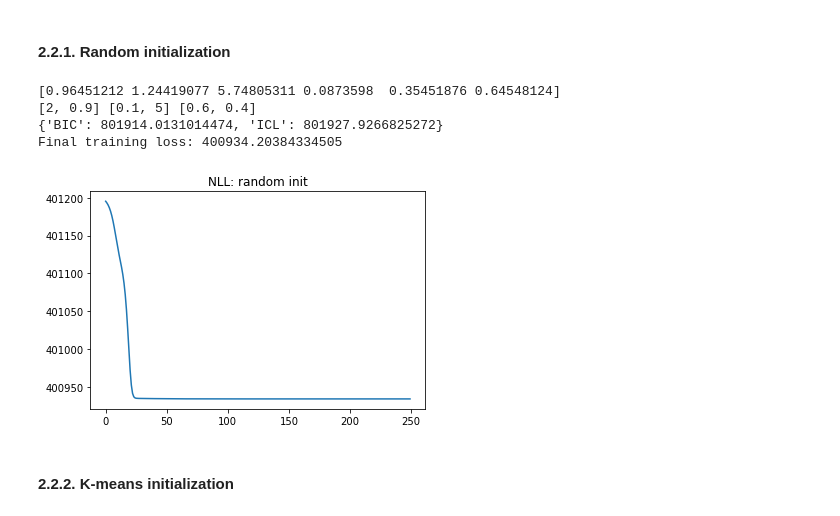
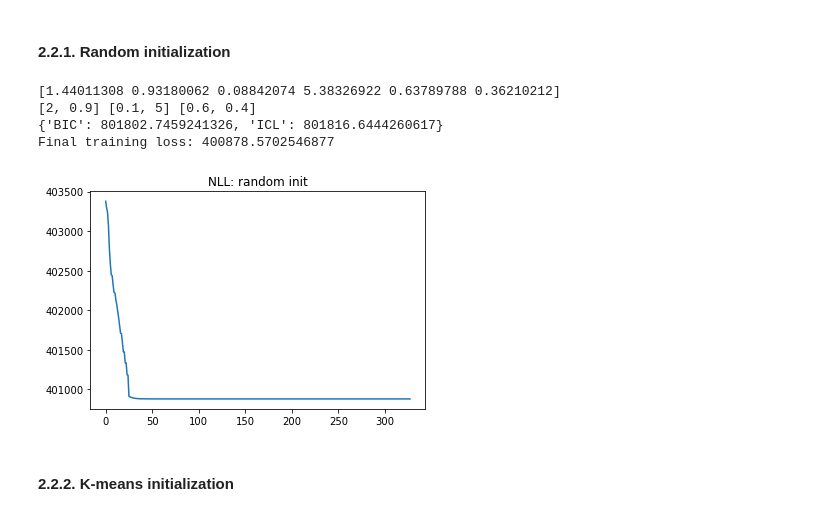
Before and after one commit to StatBiomed/BBMix, a Jupyter notebook: examples/MixtureOfBetaBin_example.ipynb, the cells around one changed output. Saved outputs shown, nothing was run; the diff lists cells and outputs as text; code cells hidden in the pictures.

```diff
--- a/examples/MixtureOfBetaBin_example.ipynb
+++ b/examples/MixtureOfBetaBin_example.ipynb
@@ -195,27 +195,29 @@ len(ys), len(ns)
 em_mbb = MixtureBetaBinomial(
      n_components=2,
      max_m_step_iter=250,
-     tor=1e-20)
+     n_init_searches=3,
+     tor=1e-6)
 # %% [markdown]
 #### 2.2.1. Random initialization
 # %%
 # t = time.time()
-params = em_mbb.EM((ys, ns), max_iters=250, init_method="random", early_stop=False)
+# params = em_mbb.fit((ys, ns), max_iters=250, init_method="random", early_stop=True, n_tolerance=5)
+params = em_mbb.fit((ys, ns), max_iters=250, init_method="random", early_stop=False)
 print(params)
 print(alphas, betas, pis)
 print(em_mbb.model_scores)
 plt.subplot(1, 1, 1)
 plt.plot(em_mbb.losses)
 print("Final training loss: {}".format(em_mbb.losses[-1]))
 # print("Time cost: {}".format(time.time() - t))
 plt.title("NLL: random init")
 plt.show()
 # %% [output]
-[0.96451212 1.24419077 5.74805311 0.0873598  0.35451876 0.64548124]
+[1.44011308 0.93180062 0.08842074 5.38326922 0.63789788 0.36210212]
 [2, 0.9] [0.1, 5] [0.6, 0.4]
-{'BIC': 801914.0131014474, 'ICL': 801927.9266825272}
-Final training loss: 400934.20384334505
+{'BIC': 801802.7459241326, 'ICL': 801816.6444260617}
+Final training loss: 400878.5702546877
-[figure, old version]
+[figure, new version]
 # %% [markdown]
 #### 2.2.2. K-means initialization
 # %%
```
Also changed, not shown: parts of 7 cells of this notebook, 3 other files.
